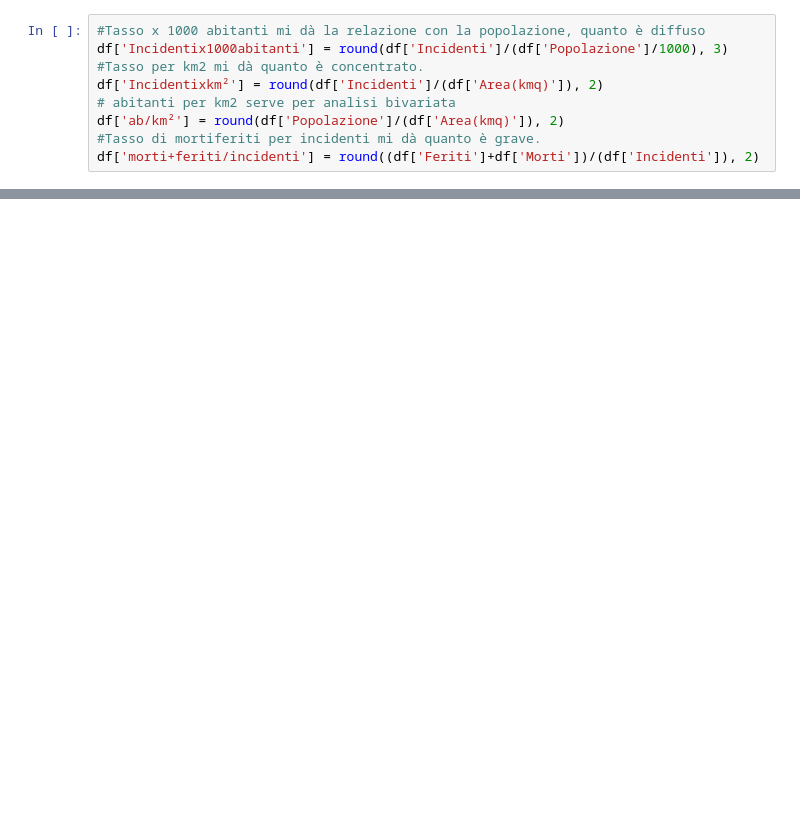
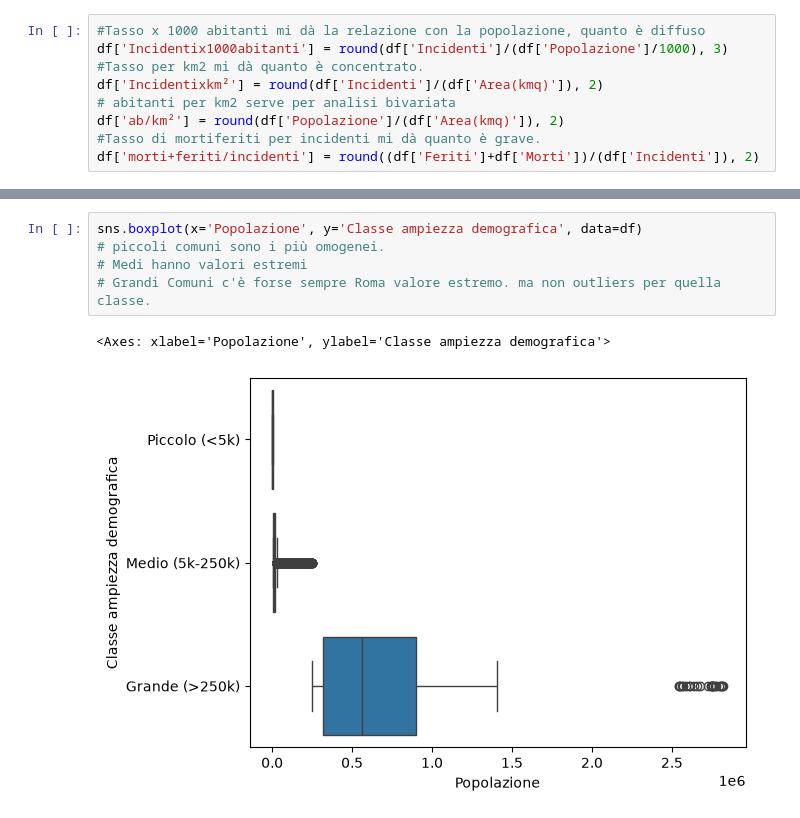
Before and after one commit to giuliocipone-lang/Boolean_capstone_project, a Jupyter notebook: EDA.ipynb, the cells around one changed output, grey strips where cells are left out. Drawn from its saved outputs; the diff is of its cells as text; blank space fills up the shorter version.

```diff
--- a/EDA.ipynb
+++ b/EDA.ipynb
@@ -33,0 +66,8 @@ df.describe()
+# %%
+sns.boxplot(x='Popolazione', y='Classe ampiezza demografica', data=df)
+# piccoli comuni sono i più omogenei.
+# Medi hanno valori estremi
+# Grandi Comuni c'è forse sempre Roma valore estremo. ma non outliers per quella classe.
+# %% [output]
+<Axes: xlabel='Popolazione', ylabel='Classe ampiezza demografica'>
+[figure, added]
```
Also changed, not shown: parts of 12 cells of this notebook.
